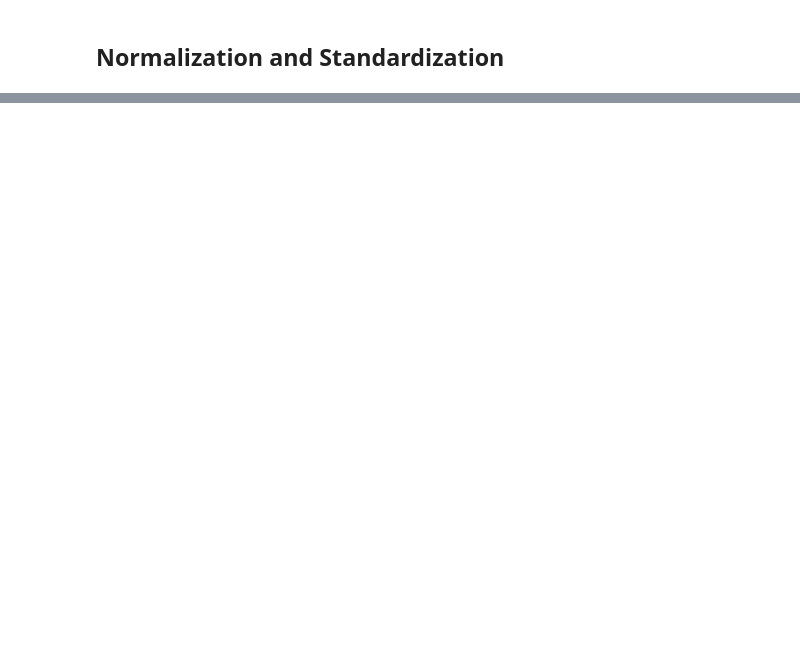
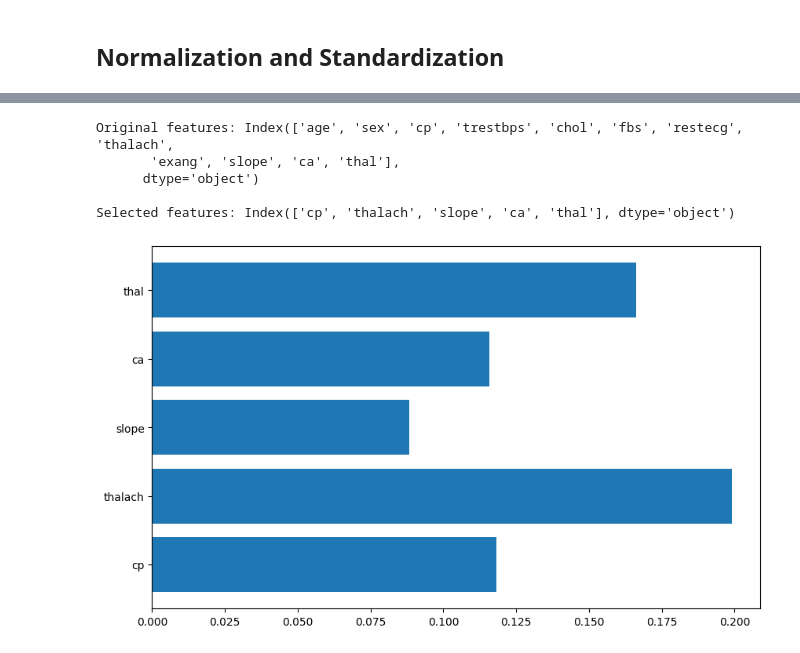
Before and after one commit to tahangz/Predicting-Heart-Disease, a Jupyter notebook: notebooks/02_Feature_engineering.ipynb, the cells around one changed output, grey strips where cells are left out. Drawn from its saved outputs; the diff is of its cells as text; code cells hidden in the pictures; blank space fills up the shorter version.

```diff
--- a/notebooks/02_Feature_engineering.ipynb
+++ b/notebooks/02_Feature_engineering.ipynb
@@ -31,0 +68,40 @@ NameError: name 'X_train' is not defined
+# %%
+from sklearn.feature_selection import SelectFromModel
+from sklearn.ensemble import RandomForestClassifier
+
+y_train = X_train.pop('target')
+y_test = X_test.pop('target')
+
+# Define the random forest model and fit to the training data
+rf = RandomForestClassifier(n_jobs=-1, class_weight='balanced', max_depth=5)
+rf.fit(X_train, y_train)
+
+# Define the feature selection object
+model = SelectFromModel(rf, prefit=True)
+
+# Transform the training features
+X_train_transformed = model.transform(X_train)
+# %%
+original_features = df.columns[:-1]
+print(f"Original features: {original_features}")
+
+# Select the features deemed important by the SelectFromModel
+features_bool = model.get_support()
+
+selected_features = original_features[features_bool]
+print(f"\nSelected features: {selected_features}")
+
+feature_importance = pd.DataFrame({
+    "feature": selected_features,
+    "importance": rf.feature_importances_[features_bool]
+})
+plt.figure(figsize=(10, 6))
+plt.barh(feature_importance["feature"], feature_importance["importance"])
+plt.show()
+# %% [output]
+Original features: Index(['age', 'sex', 'cp', 'trestbps', 'chol', 'fbs', 'restecg', 'thalach',
+       'exang', 'slope', 'ca', 'thal'],
+      dtype='object')
+
+Selected features: Index(['cp', 'thalach', 'slope', 'ca', 'thal'], dtype='object')
+[figure, added]
```
Also changed, not shown: parts of 9 cells of this notebook.
